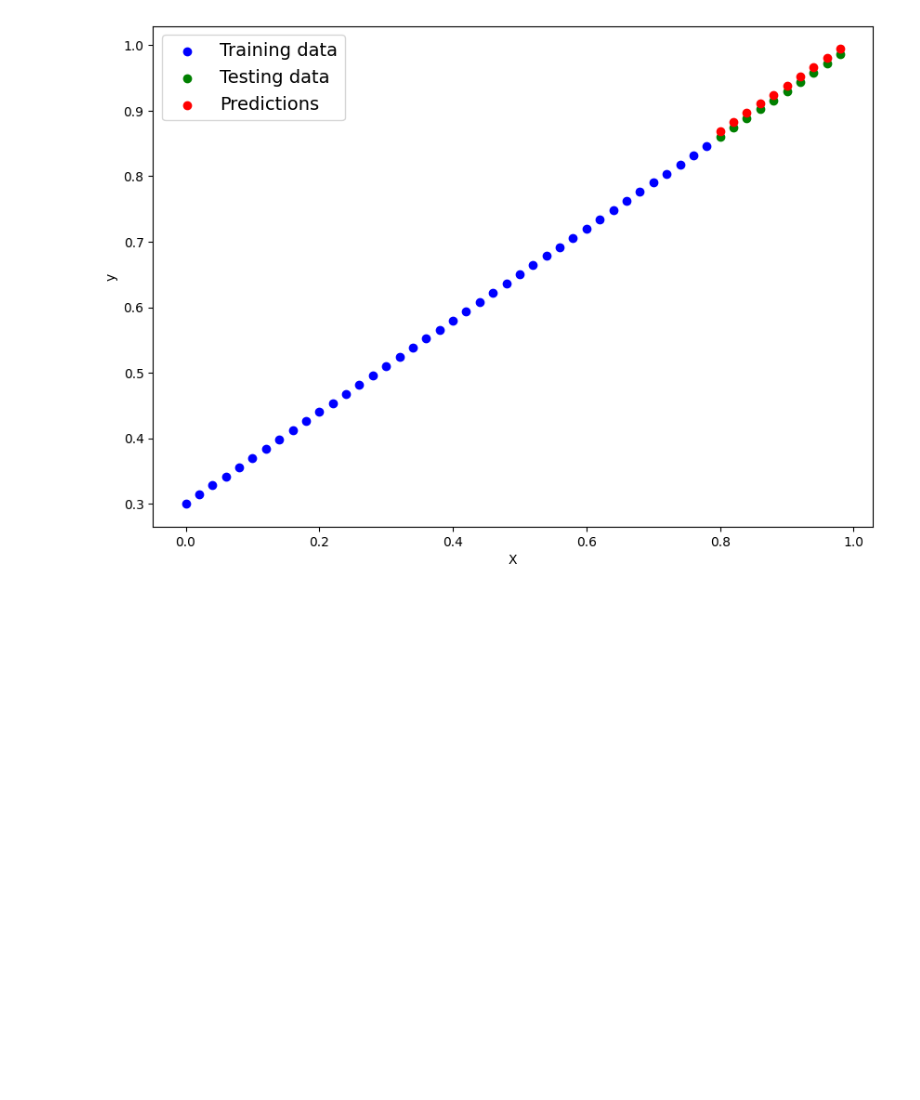
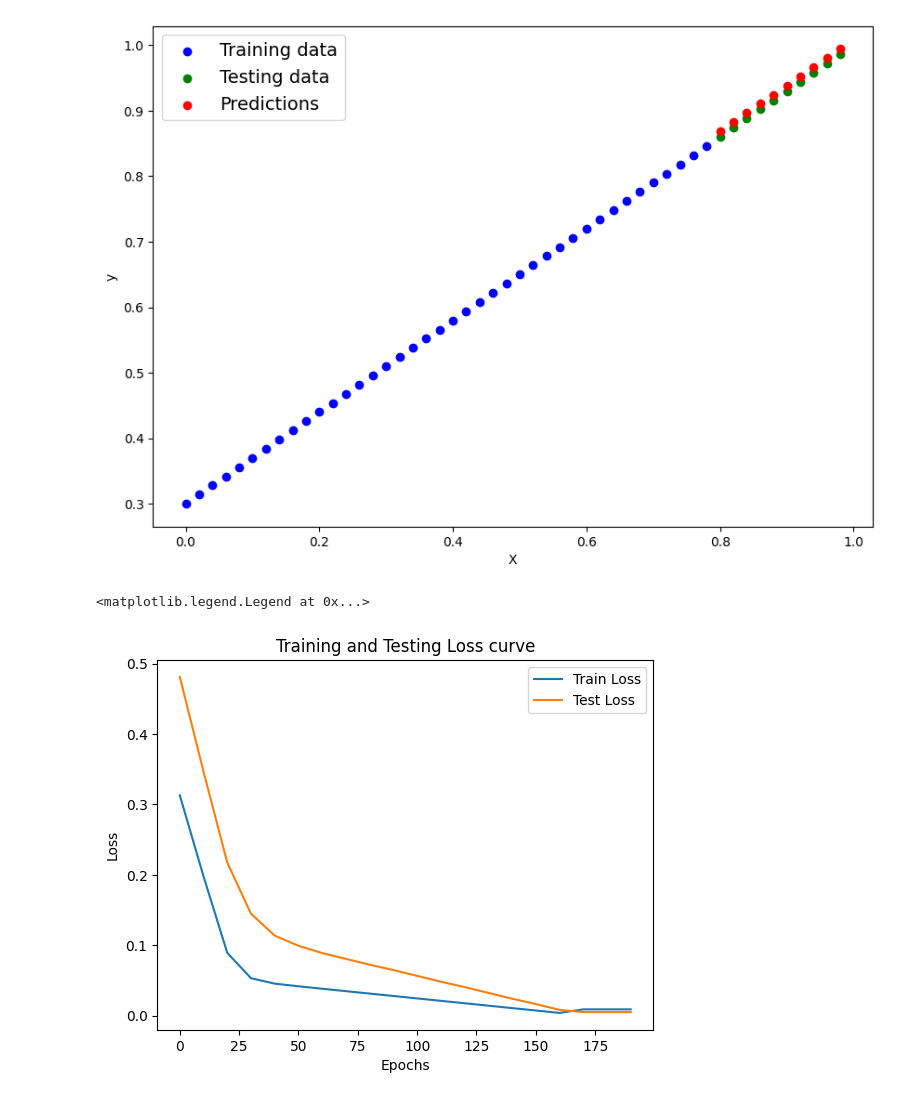
Before and after one commit to Atharva0045/ZTM-PyTorch, a Jupyter notebook: Notebooks/01_PyTorch_Workflow.ipynb, the cells around one changed output. Cells and saved outputs as stored; diff of their text form; code cells hidden in the pictures; blank space fills up the shorter version.

```diff
--- a/Notebooks/01_PyTorch_Workflow.ipynb
+++ b/Notebooks/01_PyTorch_Workflow.ipynb
@@ -341,7 +294,15 @@ A couple of things we need in a training loop:
 (**gradient descent:** https://youtu.be/IHZwWFHWa-w)
 # %%
 # setting up epochs: An epoch is one loop through the data
-epochs = 100
+epochs = 200
+
+# tracking the model performance
+epoch_count = []
+train_loss_values = []
+test_loss_values = []
+
+
+# setting up the training loop
 
 ### training
 # 0. Loop through the data
@@ -352,7 +313,7 @@ for epoch in range(epochs):
     # 1. Forward Pass
     y_preds = model_0(X_train)
 
-    # 2. Calculate Loss
+    # 2. Calculate Train Loss
     train_loss = loss_fn(y_preds, y_train)
 
     # 3. Optimizer Zero Grad
@@ -376,6 +337,9 @@ for epoch in range(epochs):
 
     # print out what's happening
     if epoch  % 10 == 0:
+        epoch_count.append(epoch)
+        train_loss_values.append(train_loss)
+        test_loss_values.append(test_loss)
         print(f'Epoch: {epoch} | Train Loss: {train_loss} | Test Loss: {test_loss}')
 
         # printing model parameters
@@ -421,3 +385,16 @@ tensor([[0.8685],
 visualize_data(X_train, y_train, X_test, y_test, y_preds)
 # %% [output]
 [figure]
+# %%
+import numpy as np
+
+# plot the train loss curve
+plt.plot(epoch_count, np.array(torch.tensor(train_loss_values).numpy()), label='Train Loss')
+plt.plot(epoch_count, test_loss_values, label='Test Loss')
+plt.title('Training and Testing Loss curve')
+plt.xlabel('Epochs')
+plt.ylabel('Loss')
+plt.legend()
+# %% [output]
+<matplotlib.legend.Legend at 0x...>
+[figure, added]
```
Also changed, not shown: parts of 30 cells of this notebook.
